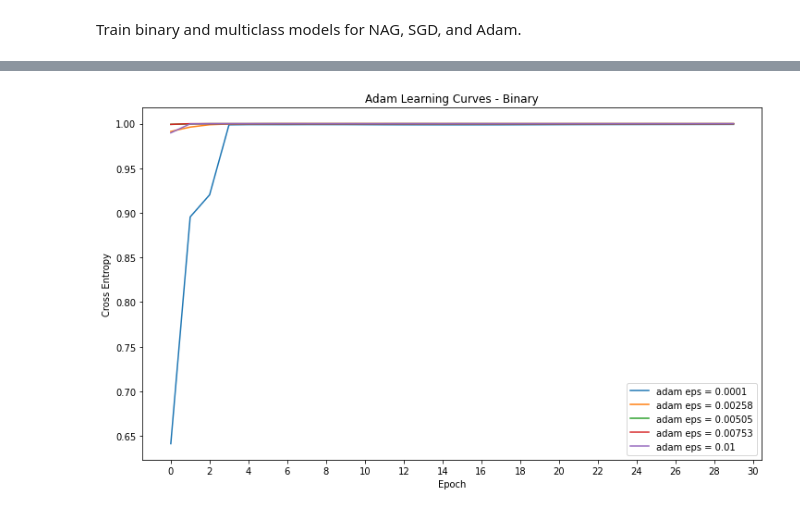
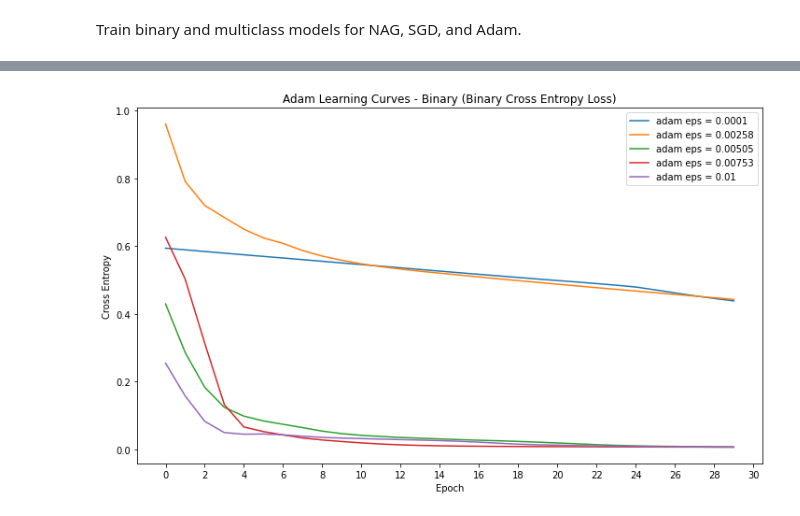
Before and after one commit to billnunn/Assessment-4-Bill-Mo-Oliver, a Jupyter notebook: Mo_Evidence/Adam.ipynb, the cells around one changed output, grey strips where cells are left out. Drawn from its saved outputs; the diff is of its cells as text; code cells hidden in the pictures.

```diff
--- a/Mo_Evidence/Adam.ipynb
+++ b/Mo_Evidence/Adam.ipynb
@@ -171,18 +178,18 @@ Epoch 30/30
 # %%
 fig = plt.figure(figsize=(12,7))
 
-plt.title('Adam Learning Curves - Binary')
+plt.title('Adam Learning Curves - Binary (Binary Cross Entropy Loss)')
 plt.xlabel('Epoch')
 plt.xticks(ticks=range(0,32,2))
 plt.ylabel('Cross Entropy')
 
-plt.plot(adam_bin_history_1.history['val_auc'],label='adam eps = 0.0001')
-plt.plot(adam_bin_history_2.history['val_auc'],label='adam eps = 0.00258')
-plt.plot(adam_bin_history_3.history['val_auc'],label='adam eps = 0.00505')
-plt.plot(adam_bin_history_4.history['val_auc'],label='adam eps = 0.00753')
-plt.plot(adam_bin_history_5.history['val_auc'],label='adam eps = 0.01')
+plt.plot(adam_bin_history_1.history['val_loss'],label='adam eps = 0.0001')
+plt.plot(adam_bin_history_2.history['val_loss'],label='adam eps = 0.00258')
+plt.plot(adam_bin_history_3.history['val_loss'],label='adam eps = 0.00505')
+plt.plot(adam_bin_history_4.history['val_loss'],label='adam eps = 0.00753')
+plt.plot(adam_bin_history_5.history['val_loss'],label='adam eps = 0.01')
 
 plt.legend()
 plt.show()
 # %% [output]
-[figure, old version]
+[figure, new version]
```
Also changed, not shown: parts of 19 cells of this notebook, 3 other files.
